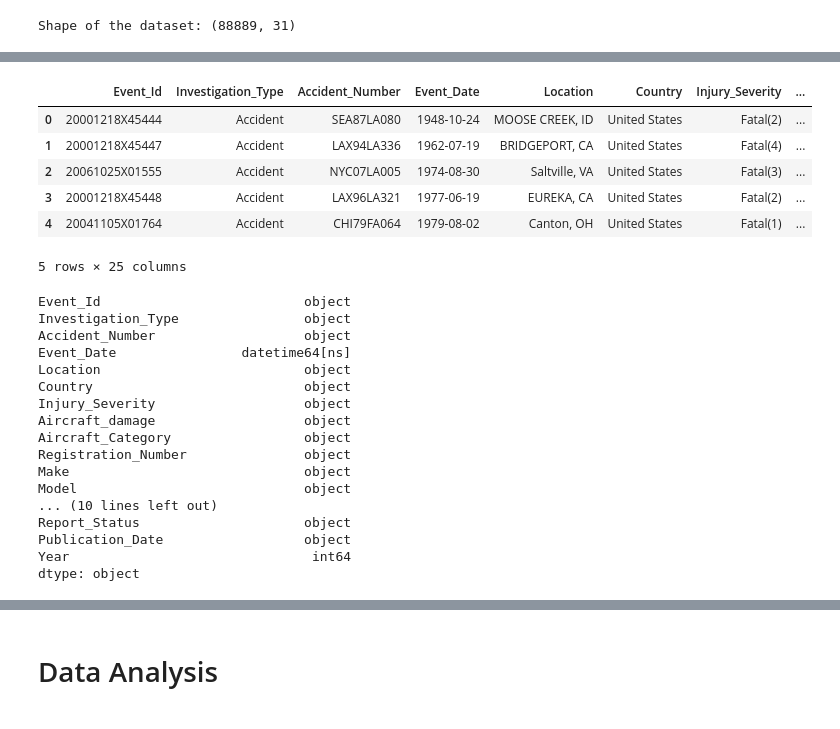
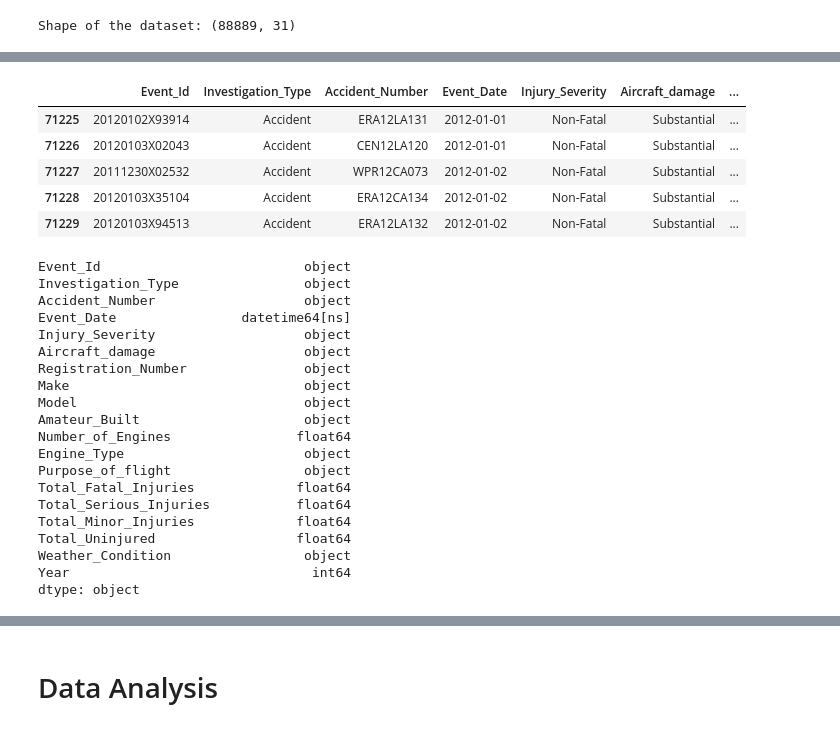
Before and after one commit to Hafsa-mohamed-Ad3n/Evaluating-Low-Risk-Aircraft-for-Growth-in-Aviation-Ventures, a Jupyter notebook: aviation.ipynb, the cells around one changed output, grey strips where cells are left out. Cells and saved outputs as stored; diff of their text form; code cells hidden in the pictures.

```diff
--- a/aviation.ipynb
+++ b/aviation.ipynb
@@ -34,0 +69,3 @@ Shape of the dataset: (88889, 31)
+# %%
+aviation_data = aviation_data[aviation_data['Event_Date'].dt.year.between(2012, 2022)]
+aviation_data.head()
@@ -55,0 +101,4 @@ memory usage: 21.0+ MB
+# %%
+# Replaceing any blank entries and common text representations of missing values with pd.NA.
+aviation_data.replace(["", "NaN", "nan", "N/A", "n/a"], pd.NA, inplace=True)
+aviation_data.head()
@@ -94,6 +134,0 @@ Index(['Event_Id', 'Investigation_Type', 'Accident_Number', 'Event_Date',
-# %%
-# Dropping Columns we wont be needing for analysis and they also have lots of missing values
-
-
-aviation_data=aviation_data.drop(['Schedule', 'Air_carrier' ,'FAR_Description', 'Longitude', 'Latitude', 'Airport_Code', 'Airport_Name'], axis=1)
-aviation_data.head()
@@ -107,0 +176,5 @@ aviation_data.head()
+# %%
+# Dropping Columns we wont be needing for analysis and they also have lots of missing values
+
+aviation_data=aviation_data.drop(['Location', 'Country', 'Publication_Date','Report_Status', 'Aircraft_Category',  'Broad_phase_of_flight','Schedule', 'Air_carrier' ,'FAR_Description', 'Longitude', 'Latitude', 'Airport_Code', 'Airport_Name'], axis=1)
+aviation_data.head()
@@ -108,19 +213,14 @@ aviation_data.head()
 # %%
-# Convert event_date column to datetime format
-aviation_data['Event_Date'] = pd.to_datetime(aviation_data['Event_Date'])
-
-
-# Extracting the year from the event_date column and creating a new column "Year"
-aviation_data['Year'] = aviation_data['Event_Date'].dt.year
+# dropping missing value (rows)
+aviation_data.dropna(inplace=True)
 aviation_data.head()
 # %% [output]
-|  | Event_Id | Investigation_Type | Accident_Number | Event_Date | Location | Country | Injury_Severity | ... |
-| 0 | 20001218X45444 | Accident | SEA87LA080 | 1948-10-24 | MOOSE CREEK, ID | United States | Fatal(2) | ... |
-| 1 | 20001218X45447 | Accident | LAX94LA336 | 1962-07-19 | BRIDGEPORT, CA | United States | Fatal(4) | ... |
-| 2 | 20061025X01555 | Accident | NYC07LA005 | 1974-08-30 | Saltville, VA | United States | Fatal(3) | ... |
-| 3 | 20001218X45448 | Accident | LAX96LA321 | 1977-06-19 | EUREKA, CA | United States | Fatal(2) | ... |
-| 4 | 20041105X01764 | Accident | CHI79FA064 | 1979-08-02 | Canton, OH | United States | Fatal(1) | ... |
+|  | Event_Id | Investigation_Type | Accident_Number | Event_Date | Injury_Severity | Aircraft_damage | ... |
+| 71225 | 20120102X93914 | Accident | ERA12LA131 | 2012-01-01 | Non-Fatal | Substantial | ... |
+| 71226 | 20120103X02043 | Accident | CEN12LA120 | 2012-01-01 | Non-Fatal | Substantial | ... |
+| 71227 | 20111230X02532 | Accident | WPR12CA073 | 2012-01-02 | Non-Fatal | Substantial | ... |
+| 71228 | 20120103X35104 | Accident | ERA12CA134 | 2012-01-02 | Non-Fatal | Substantial | ... |
+| 71229 | 20120103X94513 | Accident | ERA12LA132 | 2012-01-02 | Non-Fatal | Substantial | ... |
-5 rows × 25 columns
 # %%
 
 # Checking the data types of the columns
@@ -131,17 +231,20 @@ Event_Id                          object
 Investigation_Type                object
 Accident_Number                   object
 Event_Date                datetime64[ns]
-Location                          object
-Country                           object
 Injury_Severity                   object
 Aircraft_damage                   object
-Aircraft_Category                 object
 Registration_Number               object
 Make                              object
 Model                             object
-... (10 lines left out)
-Report_Status                     object
-Publication_Date                  object
+Amateur_Built                     object
+Number_of_Engines                float64
+Engine_Type                       object
+Purpose_of_flight                 object
+Total_Fatal_Injuries             float64
+Total_Serious_Injuries           float64
+Total_Minor_Injuries             float64
+Total_Uninjured                  float64
+Weather_Condition                 object
 Year                               int64
 dtype: object
 # %%
```
Also changed, not shown: parts of 61 cells of this notebook, 1 other file.
